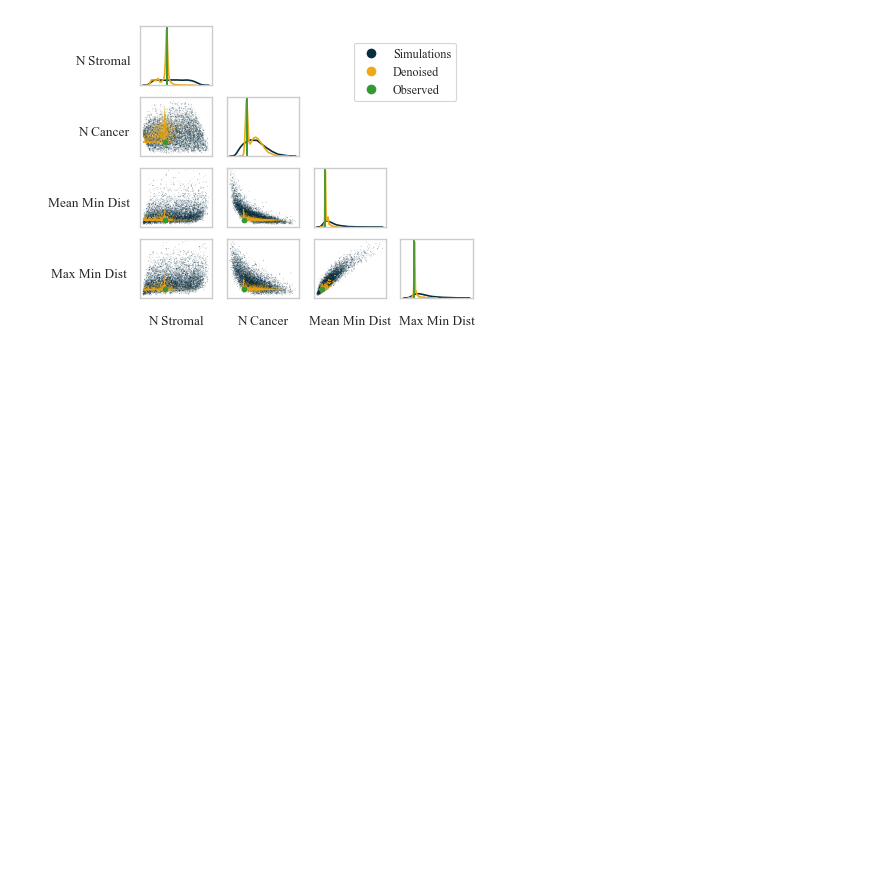
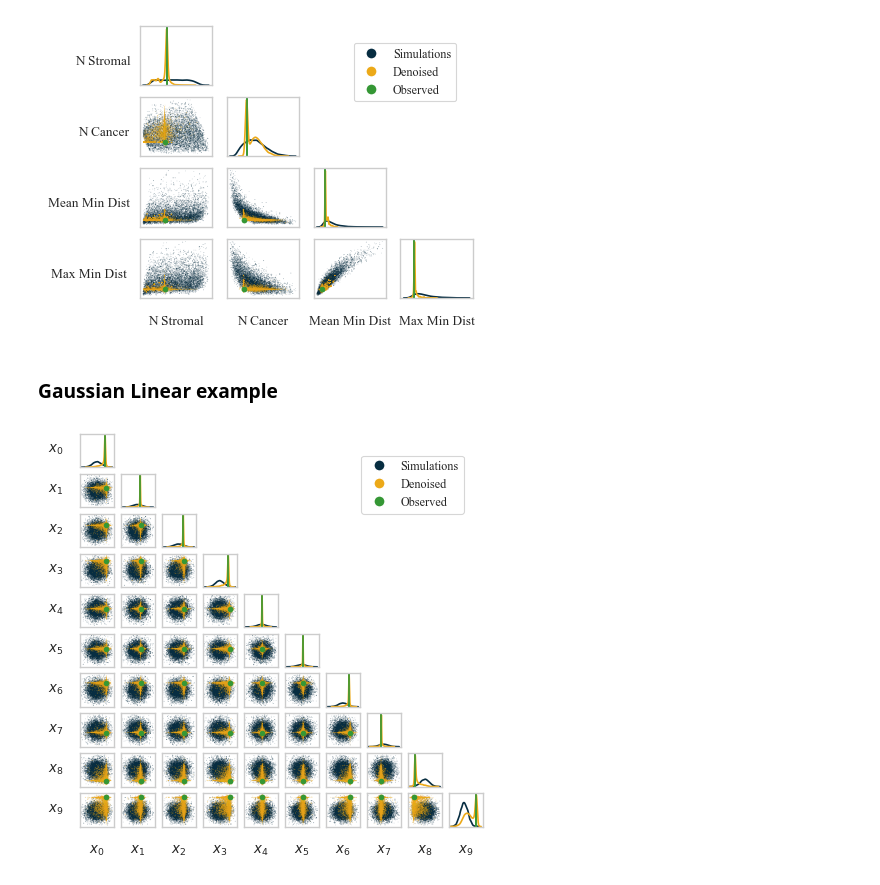
Before and after one commit to danielward27/rnpe, a Jupyter notebook: scripts/plots/plot_examples.ipynb, the cells around one changed output. Drawn from its saved outputs; the diff is of its cells as text; code cells hidden in the pictures; blank space fills up the shorter version.

```diff
--- a/scripts/plots/plot_examples.ipynb
+++ b/scripts/plots/plot_examples.ipynb
@@ -163,7 +199,8 @@ fig.savefig(f"{results_dir}/plots/sir_denosied_pairplot.pdf", bbox_inches="tight
 ### CS example
 # %%
 # Read in and format data
-f_name = f"{results_dir}/CS/0_{slab_scale}_{hyperprior}.pickle"
+f_name = get_results_dir(0, "CS")
+
 with open(f_name, "rb") as f:
     res = pickle.load(f)
 # %%
@@ -222,3 +259,27 @@ fig.set_size_inches(4.3, 3.6)
 fig.savefig(f"{results_dir}/plots/cancer_denosied_pairplot.pdf", bbox_inches="tight", dpi=400)
 # %% [output]
 [figure]
+# %% [markdown]
+### Gaussian Linear example
+# %%
+# Read in and format data
+f_name = get_results_dir(1, "GaussianLinear")
+
+with open(f_name, "rb") as f:
+    res = pickle.load(f)
+# %%
+from rnpe.tasks import GaussianLinear
+for k, v in res["names"].items():
+    res["names"][k] = [fr"${n}$" for n in res["names"][k]]
+# %%
+## Denoised pairplot
+fig = denoised_pairplot(res, legend_pos=(0.875, 0.85));
+yaxes = [ax for ax in fig.get_axes() if ax.get_ylabel() != ""]
+label_pad = 13
+for ax in yaxes:
+    ax.set_ylabel(ax.get_ylabel(), rotation=0)
+    ax.yaxis.set_label_coords(x=-0.7, y=0.3)
+fig.set_size_inches(5, 5)
+fig.savefig(f"{results_dir}/plots/GaussianLinear_denosied_pairplot.pdf", bbox_inches="tight", dpi=400)
+# %% [output]
+[figure, added]
```
Also changed, not shown: parts of 6 cells of this notebook, 17 other files.
